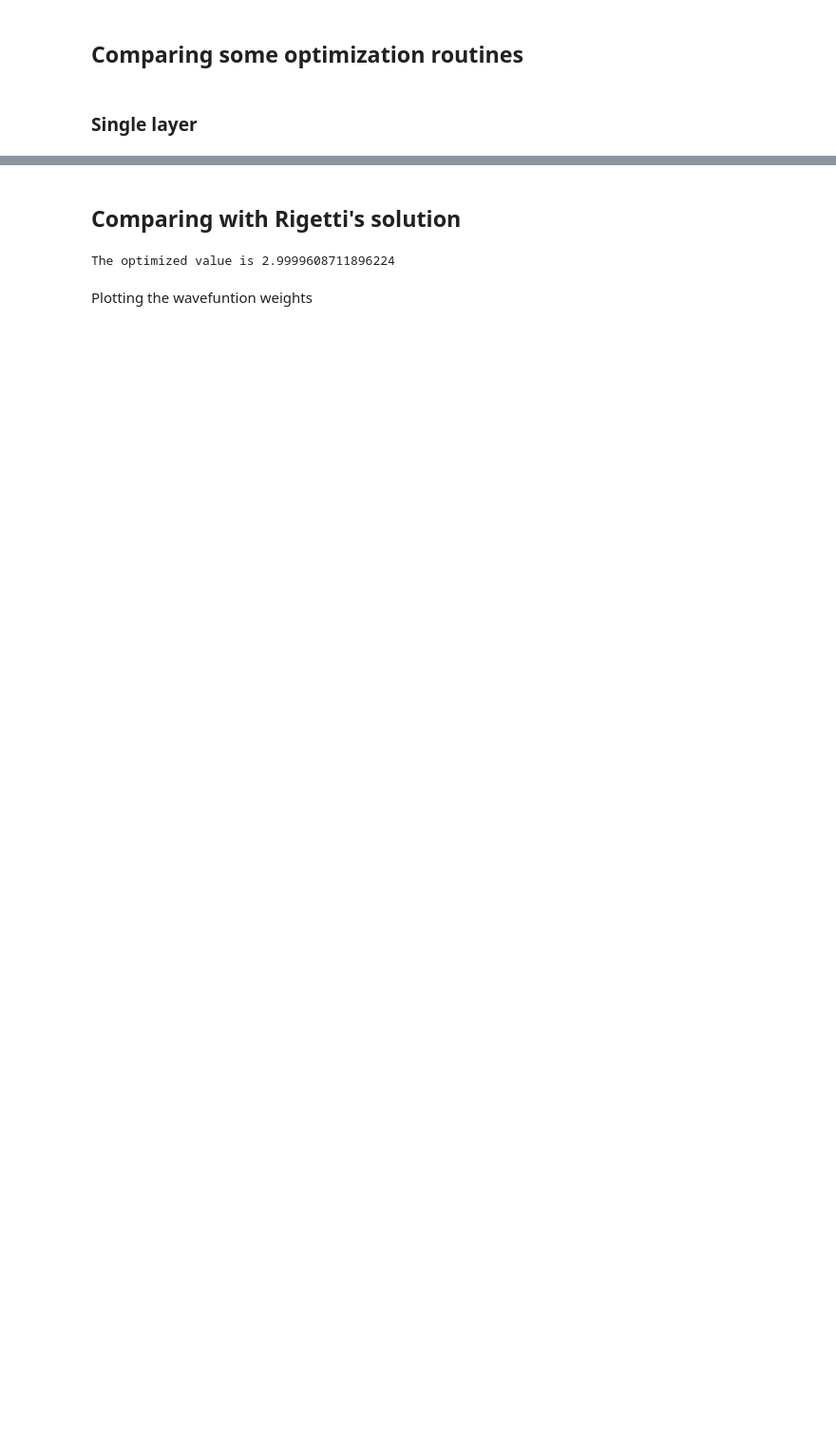
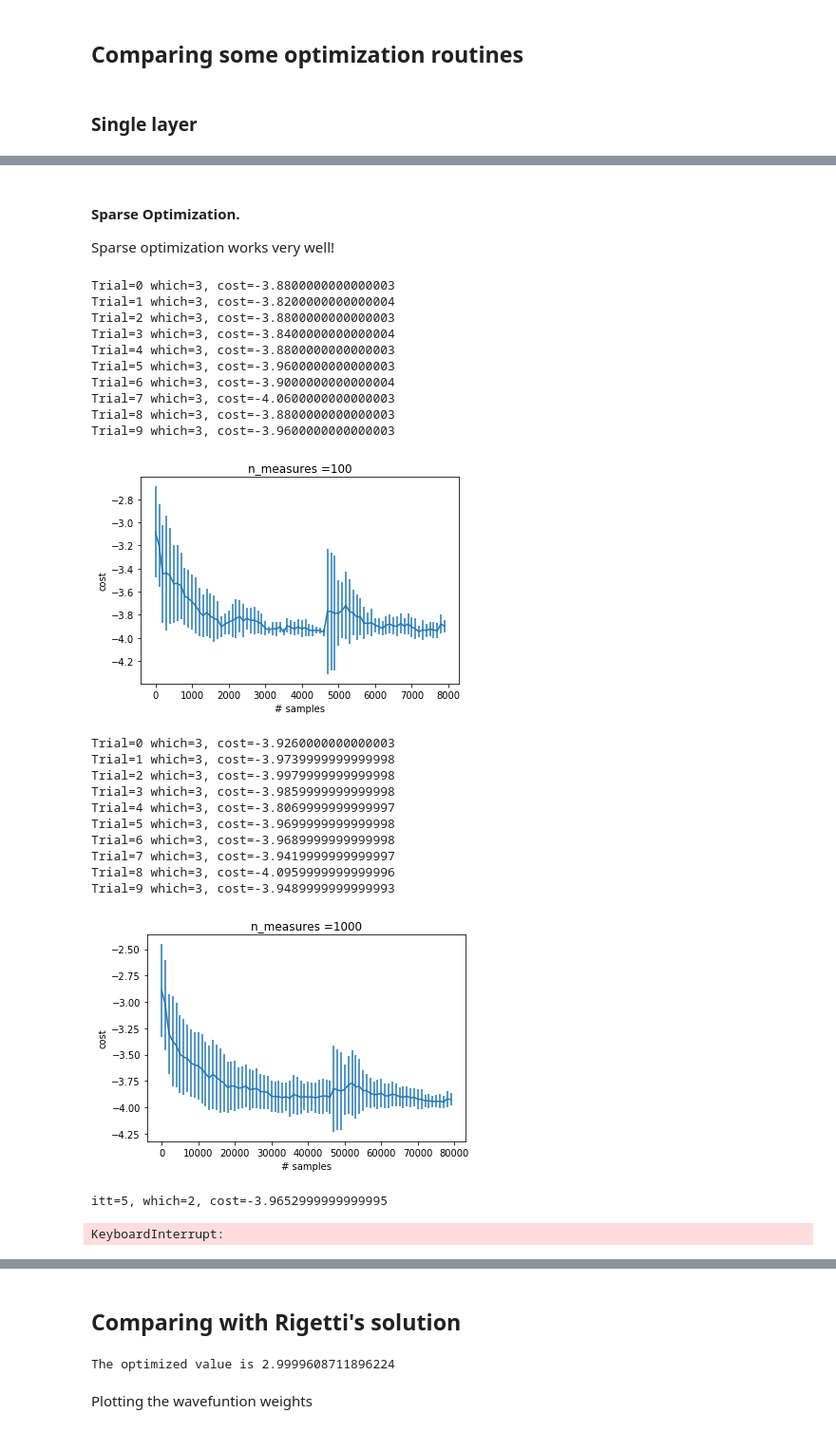
Before and after one commit to ikim-quantum/optimization_sparse, a Jupyter notebook: MaxCut_Isaac.ipynb, the cells around one changed output, grey strips where cells are left out. Shown: that part at 95% size. Drawn from its saved outputs; the diff is of its cells as text; code cells hidden in the pictures; blank space fills up the shorter version.

```diff
--- a/MaxCut_Isaac.ipynb
+++ b/MaxCut_Isaac.ipynb
@@ -68,0 +152,50 @@ sol_NM = minimize(cost,np.random.rand(2*num_layers),args=({'Nfeval':0}),method='
+# %% [markdown]
+#### Sparse Optimization.
+Sparse optimization works very well!
+# %%
+n_measures_list = [100,1000,10000,100000]
+n_trials = 10
+stats_so = []
+
+
+for n_measures in n_measures_list:
+    stats_NM = []
+    for i in range(n_trials):
+        # Initialize the history array
+        stats_NM_temp = []
+        # Record the data for n_trials iterations
+        x0, value, history = sparse_minimize(cost, np.random.rand(2*num_layers), cutoff=100,samples=30, args= n_measures)
+        stats_so.append(history)
+        # Take the number of average and standard deviation
+        print("Trial={}".format(i))
+    mean, std = averaged(stats_so)
+    plt.errorbar(x=[i * n_measures for i in range(len(mean))], y=mean, yerr=std)
+    plt.title('n_measures ={}'.format(n_measures))
+    plt.xlabel('# samples')
+    plt.ylabel('cost')
+    plt.show()
+# %% [output]
+Trial=0 which=3, cost=-3.8800000000000003
+Trial=1 which=3, cost=-3.8200000000000004
+Trial=2 which=3, cost=-3.8800000000000003
+Trial=3 which=3, cost=-3.8400000000000004
+Trial=4 which=3, cost=-3.8800000000000003
+Trial=5 which=3, cost=-3.9600000000000003
+Trial=6 which=3, cost=-3.9000000000000004
+Trial=7 which=3, cost=-4.0600000000000003
+Trial=8 which=3, cost=-3.8800000000000003
+Trial=9 which=3, cost=-3.9600000000000003
+[figure, added]
+Trial=0 which=3, cost=-3.9260000000000003
+Trial=1 which=3, cost=-3.9739999999999998
+Trial=2 which=3, cost=-3.9979999999999998
+Trial=3 which=3, cost=-3.9859999999999998
+Trial=4 which=3, cost=-3.8069999999999997
+Trial=5 which=3, cost=-3.9699999999999998
+Trial=6 which=3, cost=-3.9689999999999998
+Trial=7 which=3, cost=-3.9419999999999997
+Trial=8 which=3, cost=-4.0959999999999996
+Trial=9 which=3, cost=-3.9489999999999993
+[figure, added]
+itt=5, which=2, cost=-3.9652999999999995
+KeyboardInterrupt:
```
Also changed, not shown: parts of 38 cells of this notebook, 2 other files.
